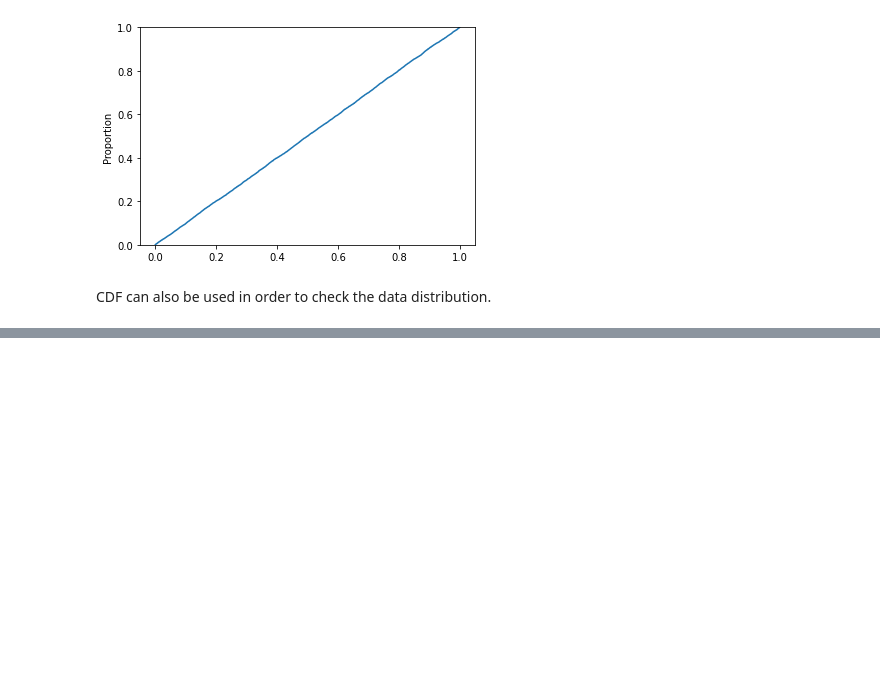
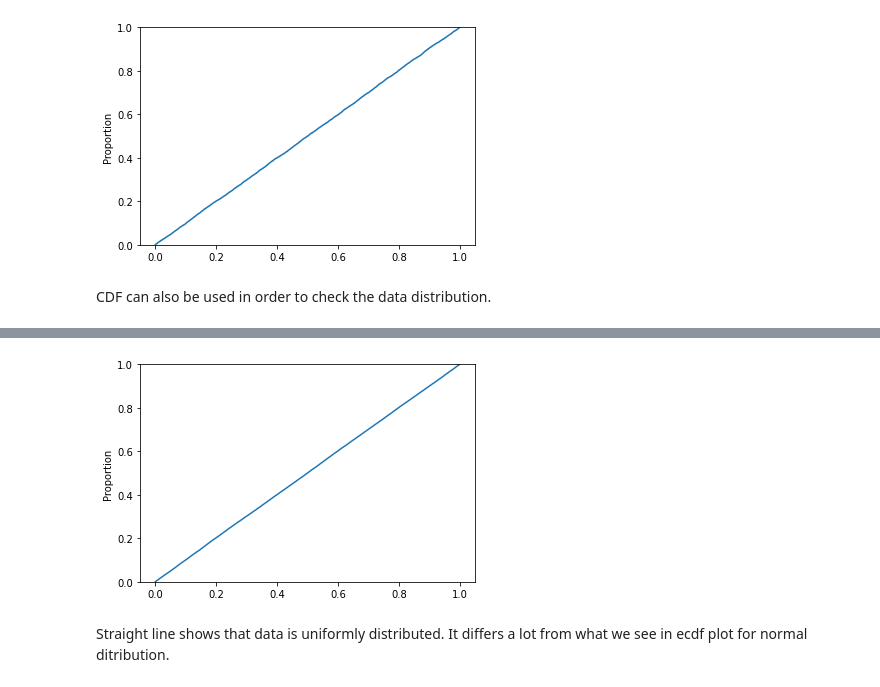
Before and after one commit to Starburned7/Probability-Statistic, a Jupyter notebook: 3-random_variables_PMF_CDF.ipynb, the cells around one changed output, grey strips where cells are left out. Saved outputs shown, nothing was run; the diff lists cells and outputs as text; code cells hidden in the pictures; blank space fills up the shorter version.

```diff
--- a/3-random_variables_PMF_CDF.ipynb
+++ b/3-random_variables_PMF_CDF.ipynb
@@ -136,0 +153,6 @@ CDF can also be used in order to check the data distribution.
+# %%
+sns.ecdfplot(measurements_uniform);
+# %% [output]
+[figure, added]
+# %% [markdown]
+Straight line shows that data is uniformly distributed. It differs a lot from what we see in ecdf plot for normal ditribution.
```
Also changed, not shown: parts of 5 cells of this notebook.
